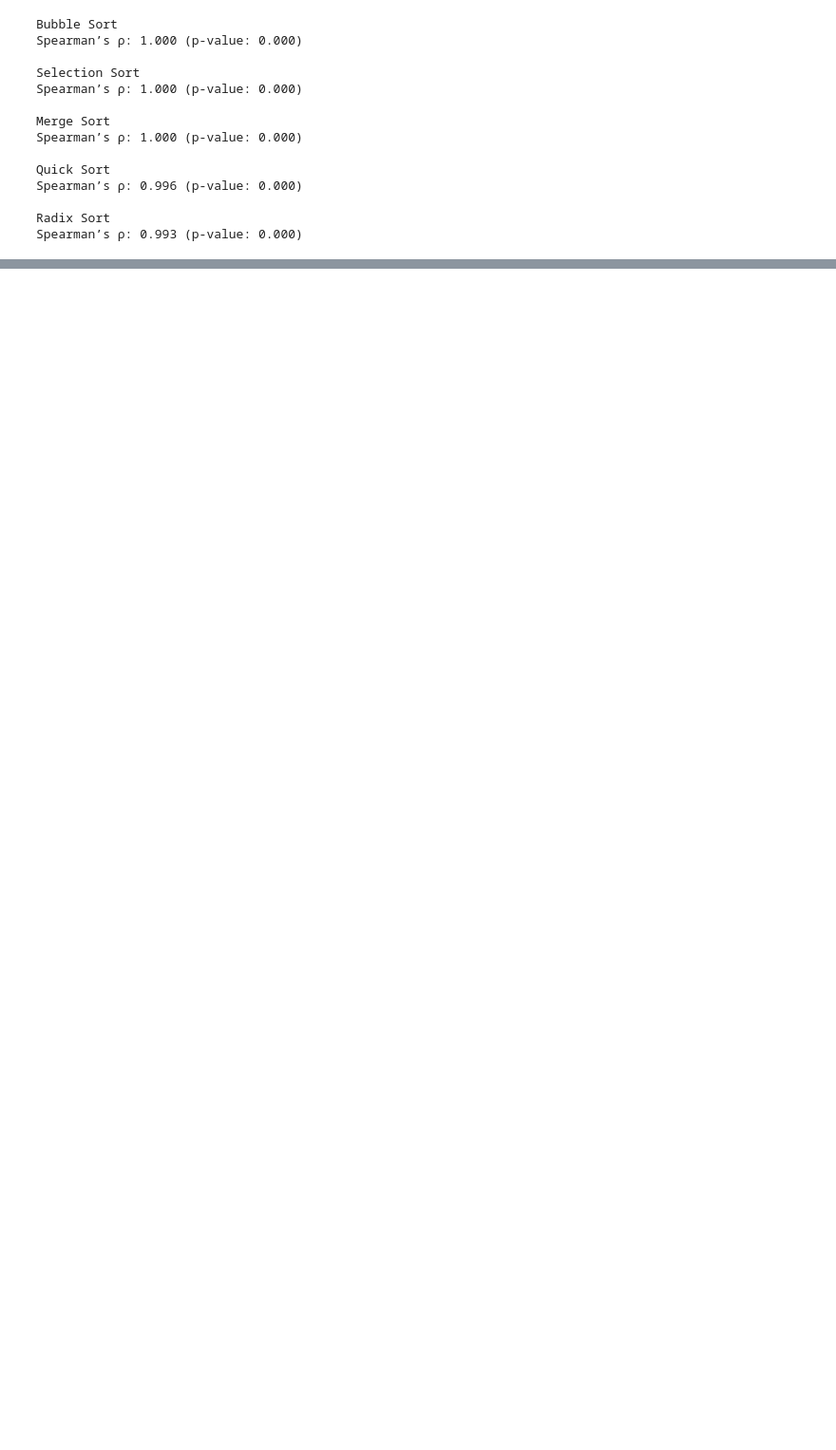
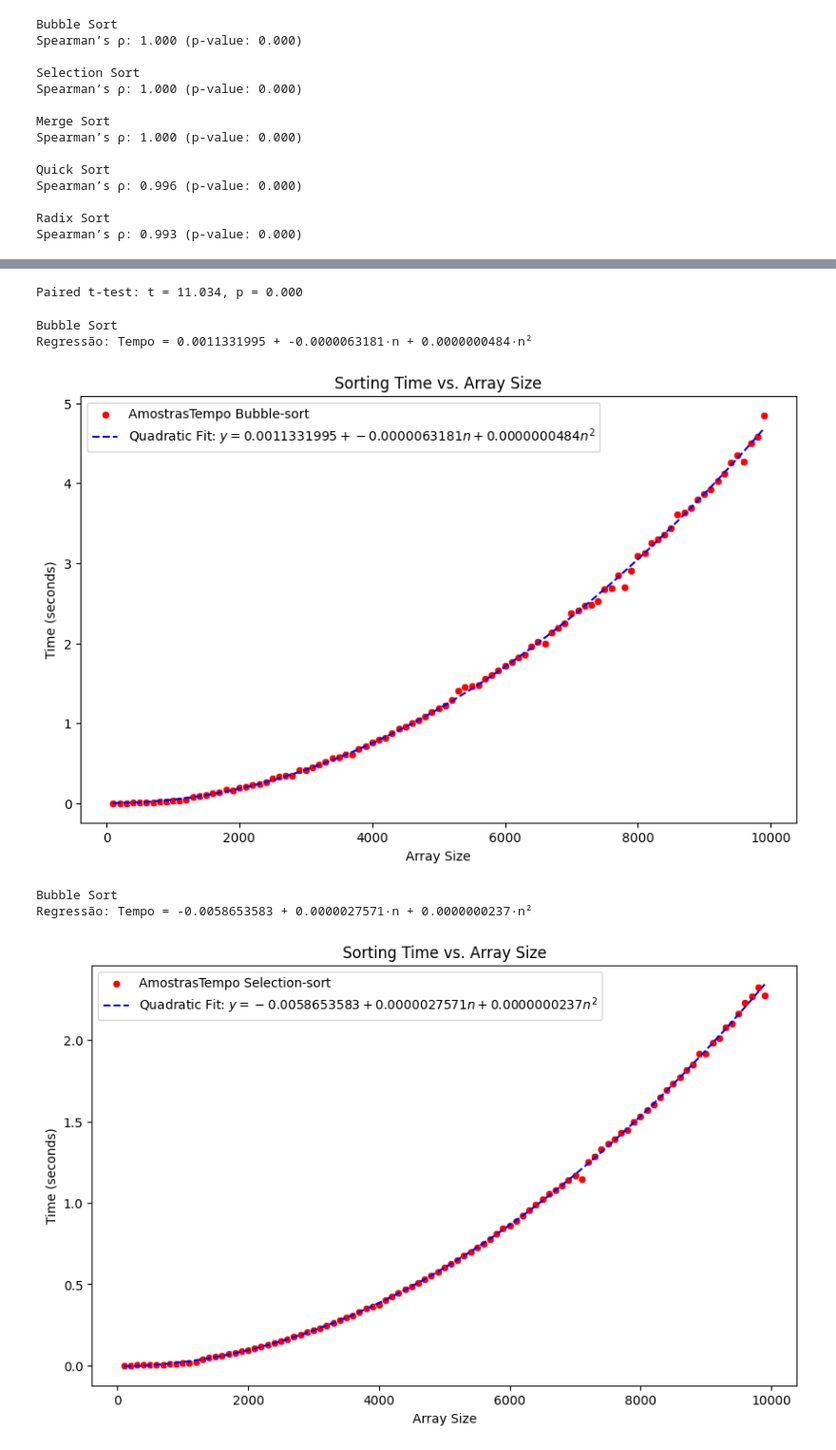
Before and after one commit to DesafianteHarmoniaCeleste/Statistics, a Jupyter notebook: Estatistica.ipynb, the cells around one changed output, grey strips where cells are left out. Shown: that part at 95% size. Saved outputs shown, nothing was run; the diff lists cells and outputs as text; code cells hidden in the pictures; blank space fills up the shorter version.

Commit message:
adição dos calculos de regressão e covariancia

```diff
--- a/Estatistica.ipynb
+++ b/Estatistica.ipynb
@@ -296,3 +301,8 @@ df.to_csv(fileName, index=False)
+# %%
+# Importa .csv para dataframe
+fileName = "sortingTimes.csv"
+
+df = pd.read_csv(fileName)
 # %%
 # Findada a coleta de dados, temos
 # df : DataFrame com os tempos de execução de cada algoritmo para entradas de dados de tamanhos variadas
@@ -415,0 +455,11 @@ Spearman’s ρ: 0.993 (p-value: 0.000)
+# %%
+# Ainda quanto entradas de tamanho variante, podemos utilizar hipóteses para fazer um t-test pareado entre os algoritmos
+# A Hipotese H é: Quick sort é significativament mais rápido que o Radix-sort. Se p < 0.05 a hipótese pode ser considerada
+
+
+from scipy.stats import ttest_rel
+
+t_stat, p_value = ttest_rel(df["Tempo Bubble-sort"], df["Tempo Quick-sort"])
+print(f"Paired t-test: t = {t_stat:.3f}, p = {p_value:.3f}")
+# %% [output]
+Paired t-test: t = 11.034, p = 0.000
@@ -415,0 +529,32 @@ Spearman’s ρ: 0.993 (p-value: 0.000)
+# %%
+# Regressao para Bubble Sort
+print("Bubble Sort")
+polyfitSegundoGrau(df, "Tempo Bubble-sort")
+print()
+
+# Regressao para Selection Sort
+print("Bubble Sort")
+polyfitSegundoGrau(df, "Tempo Selection-sort")
+print()
+
+# Regressao para Merge Sort
+print("Merge Sort")
+logLinearFit(df, "Tempo Merge-Sort")
+print()
+
+# Regressao para Quick Sort
+print("Quick Sort")
+logLinearFit(df, "Tempo Quick-sort")
+print()
+
+# Regressao para Radix Sort
+print("Radix Sort")
+linearFit(df, "Tempo Radix-sort")
+print()
+# %% [output]
+Bubble Sort
+Regressão: Tempo = 0.0011331995 + -0.0000063181·n + 0.0000000484·n²
+[figure, added]
+Bubble Sort
+Regressão: Tempo = -0.0058653583 + 0.0000027571·n + 0.0000000237·n²
+[figure, added]
```
Also changed, not shown: parts of 11 cells of this notebook.
